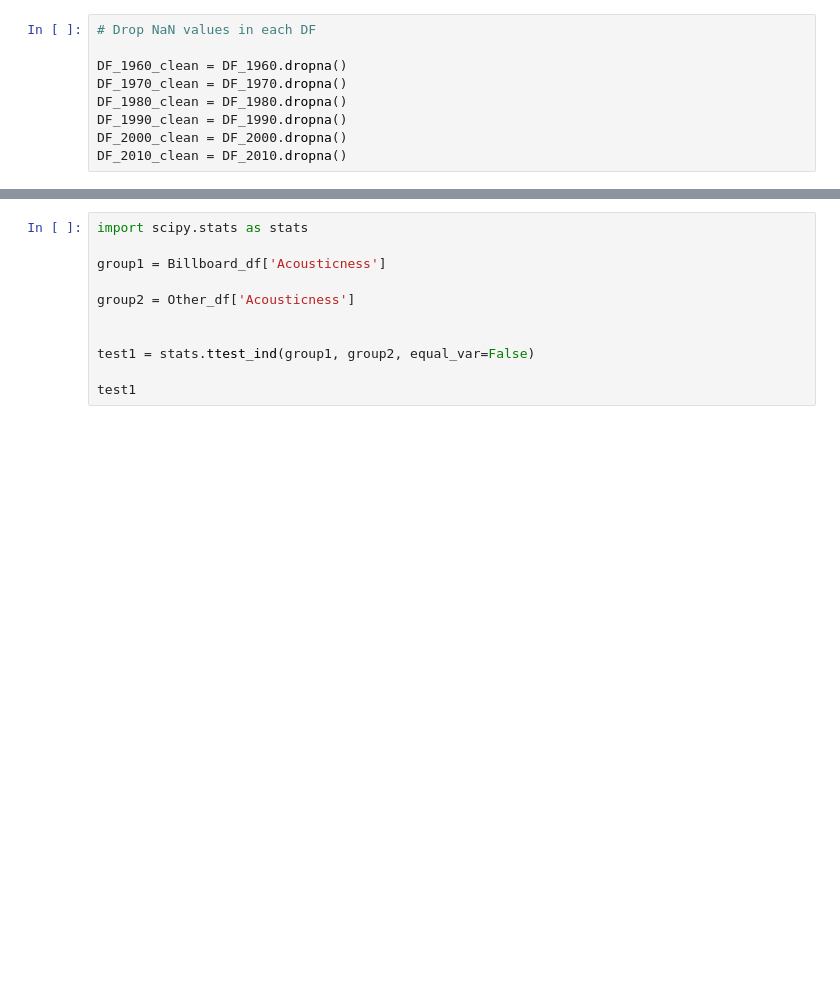
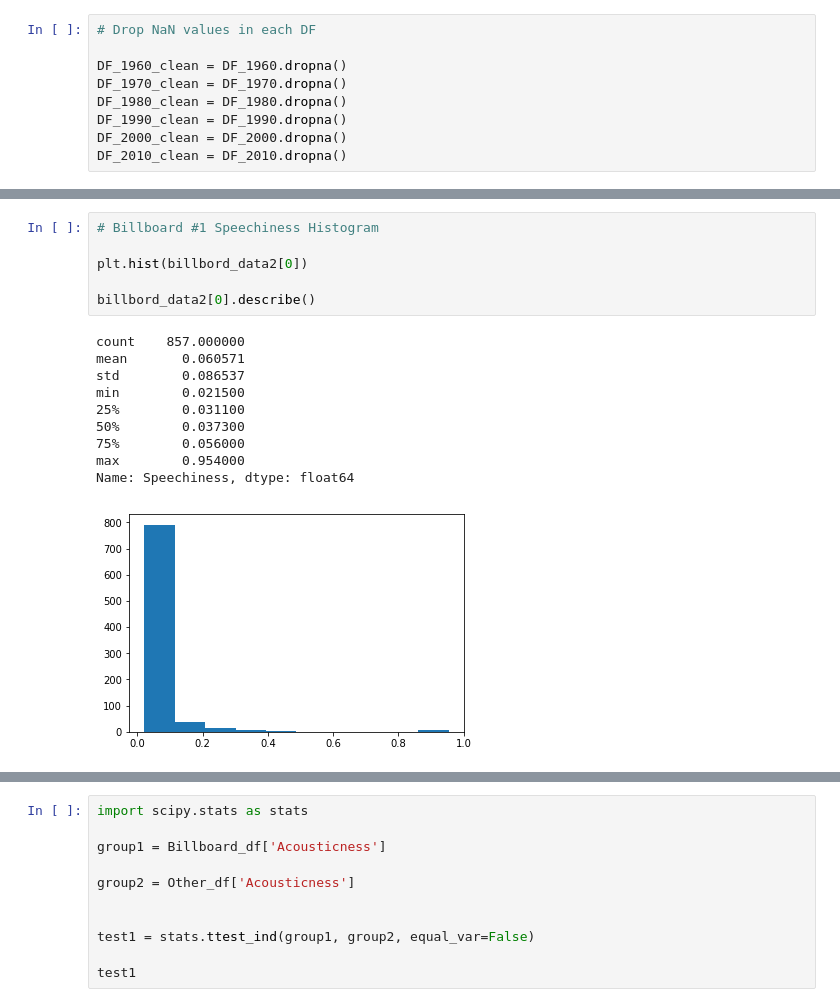
Before and after one commit to wwenash/New_improved_repo, a Jupyter notebook: SongMetrics_Presentation/iPythonScripts/Song_Metric_Graphs.ipynb, the cells around one changed output, grey strips where cells are left out. Saved outputs shown, nothing was run; the diff lists cells and outputs as text; blank space fills up the shorter version.

```diff
--- a/SongMetrics_Presentation/iPythonScripts/Song_Metric_Graphs.ipynb
+++ b/SongMetrics_Presentation/iPythonScripts/Song_Metric_Graphs.ipynb
@@ -577,0 +124,17 @@ plt.savefig('Resources/Images/Billboard_1_vs_non1_bar.png')
+# %%
+# Billboard #1 Speechiness Histogram
+
+plt.hist(billbord_data2[0])
+
+billbord_data2[0].describe()
+# %% [output]
+count    857.000000
+mean       0.060571
+std        0.086537
+min        0.021500
+25%        0.031100
+50%        0.037300
+75%        0.056000
+max        0.954000
+Name: Speechiness, dtype: float64
+[figure, added]
```
Also changed, not shown: parts of 40 cells of this notebook, 6 other files.
